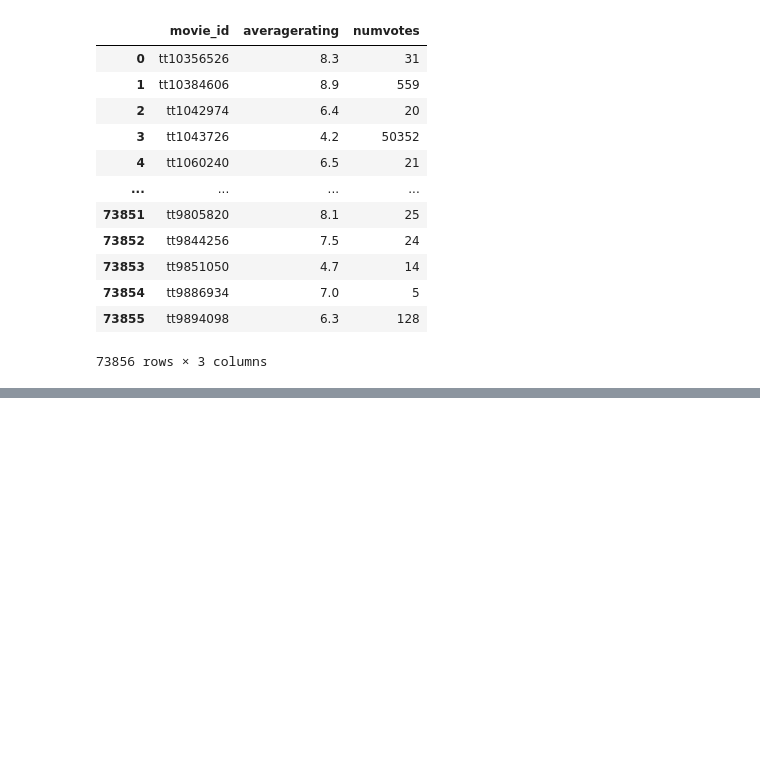
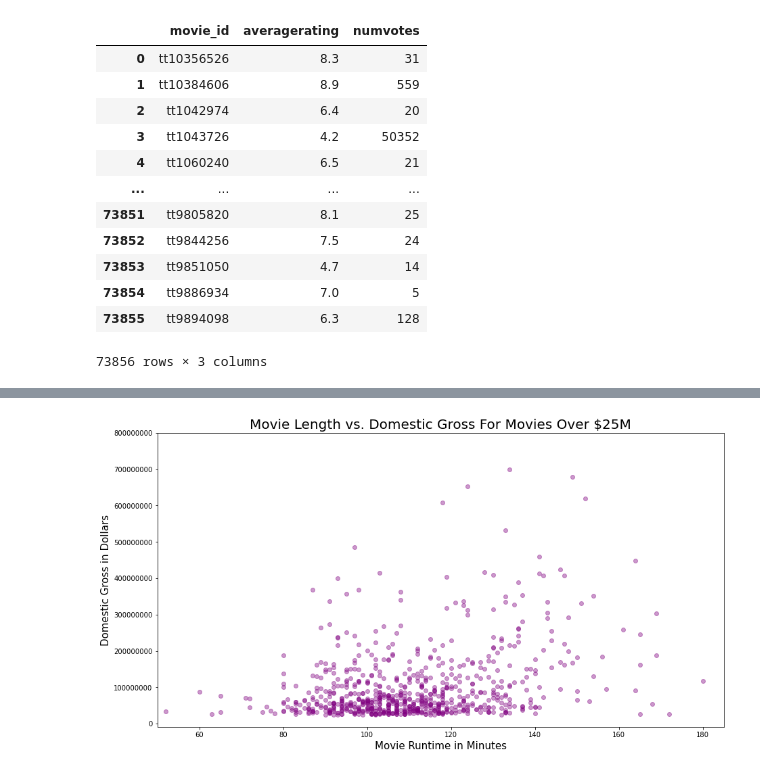
Before and after one commit to kevgross89/dsc-phase-1-project-v2-4, a Jupyter notebook: student.ipynb, the cells around one changed output, grey strips where cells are left out. Drawn from its saved outputs; the diff is of its cells as text; code cells hidden in the pictures; blank space fills up the shorter version.

```diff
--- a/student.ipynb
+++ b/student.ipynb
@@ -327,0 +241,7 @@ box_office_hits['Genre 1'].value_counts().plot.barh()
+# %%
+# Use a lambda function to iterate through each list within the genres column
+#and make a split on the comma, if there is one, and leave if there isnt a comma
+ratings_gross['genres'] = ratings_gross['genres'].apply(
+    lambda x: x.split(",") if x else x)
+# Check that the changes took place
+box_office_hits.head()
@@ -327,0 +255,8 @@ box_office_hits['Genre 1'].value_counts().plot.barh()
+# %%
+# Create an empty set
+all_genres = set()
+# Iterate through genres column for each element
+for genres in ratings_gross['genres']:
+    if genres:
+        # add genre to the set
+        all_genres.update(genres)
@@ -327,0 +283,7 @@ box_office_hits['Genre 1'].value_counts().plot.barh()
+# %%
+# Iterate through the set.
+for genre in all_genres:
+    # Make a new column in dataframe and fill the columns with zeros.
+    ratings_gross[genre] = np.zeros(shape=ratings_gross.shape[0])
+# Check that the changes took place.
+ratings_gross.head()
@@ -327,0 +298,11 @@ box_office_hits['Genre 1'].value_counts().plot.barh()
+# %%
+# Iterate through the genre column and index the genre rows.
+for index, row in ratings_gross.iterrows():
+    # If the value in genres
+    if row['genres']:
+        # matches a genre column
+        for genre in row['genres']:
+            # change that value to 1.
+            ratings_gross.loc[index, genre] = 1
+# Lets check our changes.
+ratings_gross.head()
@@ -327,0 +385,14 @@ box_office_hits['Genre 1'].value_counts().plot.barh()
+# %%
+fig, ax = plt.subplots(figsize=(15,8))
+
+ax.scatter(ratings_gross['runtime_minutes'], ratings_gross['domestic_gross'], color='purple', alpha=0.4)
+
+ax.set_title('Movie Length vs. Domestic Gross For Movies Over $25M', fontsize = 20)
+ax.set_xlabel('Movie Runtime in Minutes', fontsize=15)
+ax.set_ylabel('Domestic Gross in Dollars', fontsize=15)
+ax.set_xlim(50, 185)
+yticks = np.linspace(0, 800000000, num=9)
+ax.set_yticks(yticks)
+ax.get_yaxis().get_major_formatter().set_scientific(False);
+# %% [output]
+[figure, added]
```
Also changed, not shown: parts of 62 cells of this notebook.
